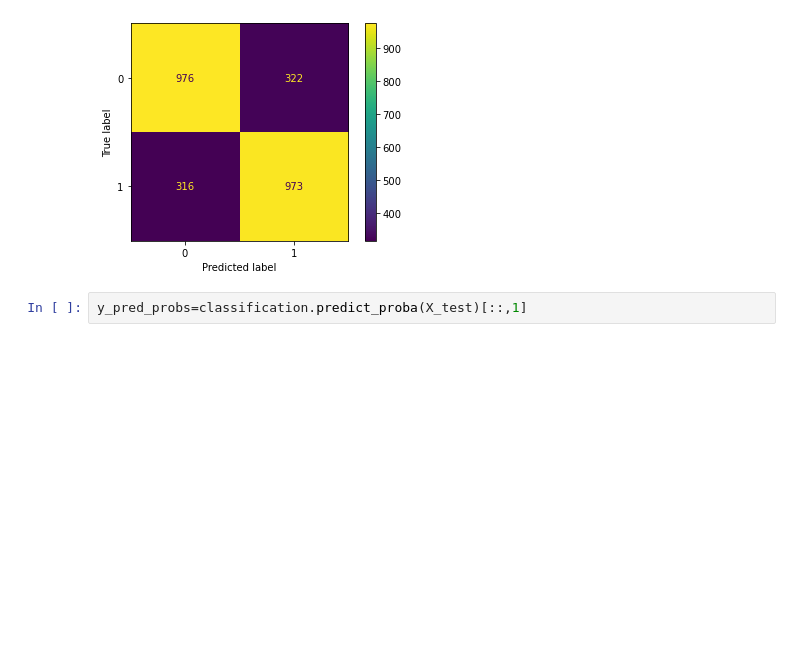
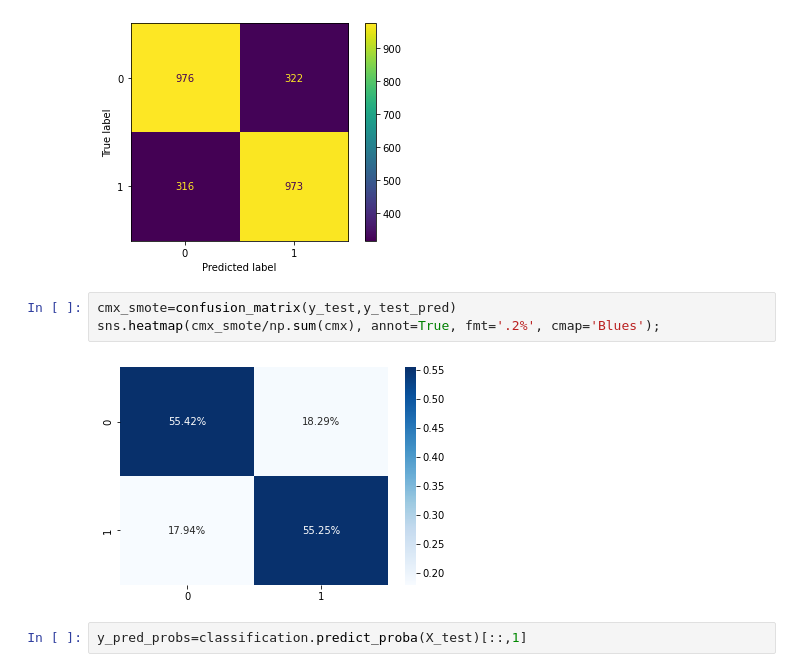
Before and after one commit to MpiPuin12/Marc-Puyol-Iniesta, a Jupyter notebook: Lab 08_02.ipynb, the cells around one changed output. Saved outputs shown, nothing was run; the diff lists cells and outputs as text; blank space fills up the shorter version.

```diff
--- a/Lab 08_02.ipynb
+++ b/Lab 08_02.ipynb
@@ -179,6 +198,11 @@ disp=ConfusionMatrixDisplay(confusion_matrix=cm_res)
 disp.plot();
 # %% [output]
 [figure]
+# %%
+cmx_smote=confusion_matrix(y_test,y_test_pred)
+sns.heatmap(cmx_smote/np.sum(cmx), annot=True, fmt='.2%', cmap='Blues');
+# %% [output]
+[figure, added]
 # %%
 y_pred_probs=classification.predict_proba(X_test)[::,1]
 # %%
```
Also changed, not shown: parts of 4 cells of this notebook, 5 other files.
